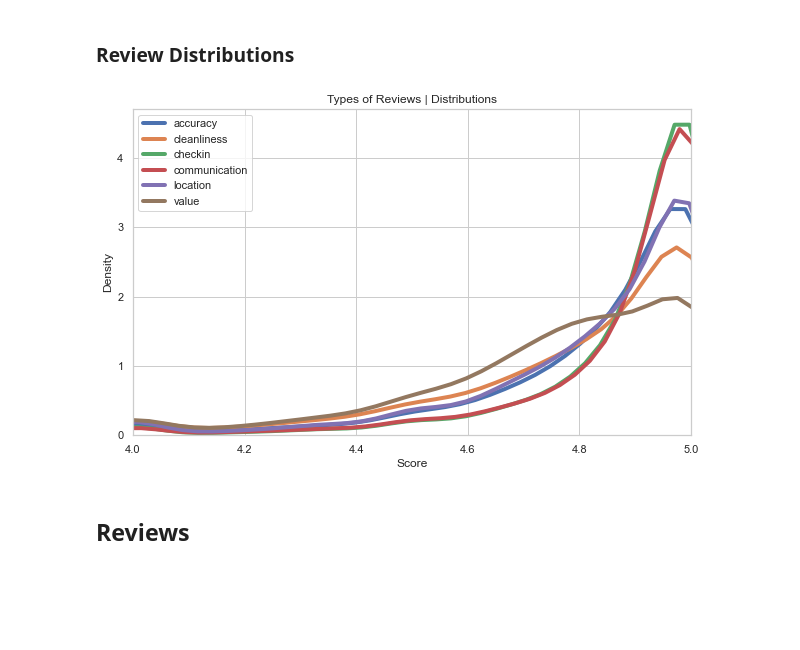
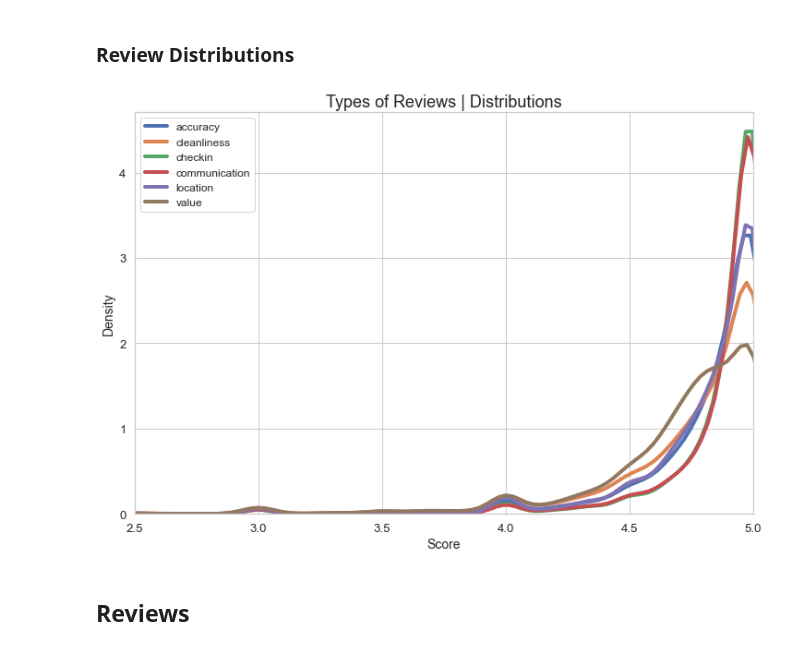
Before and after one commit to tabajara98/airbnb_nlp, a Jupyter notebook: notebooks/eda.ipynb, the cells around one changed output. Cells and saved outputs as stored; diff of their text form; code cells hidden in the pictures; blank space fills up the shorter version.

```diff
--- a/notebooks/eda.ipynb
+++ b/notebooks/eda.ipynb
@@ -368,30 +353,35 @@ df_listings[[
 # %% [markdown]
 ### Review Distributions
 # %%
+import matplotlib.pyplot as plt
+import seaborn as sns
+
 # Create a figure and axis
-plt.figure(figsize=(10, 6))
-sns.set_theme(style="whitegrid")
+plt.figure(figsize=(12, 8))  # Adjusted figure size for better visibility
+sns.set_theme(style="whitegrid", font_scale=1.2)  # Increased font size
 
-for x in df_listings[['review_scores_accuracy','review_scores_cleanliness','review_scores_checkin','review_scores_communication','review_scores_location','review_scores_value']]:
+# Loop through columns
+for x in df_listings[['review_scores_accuracy', 'review_scores_cleanliness', 'review_scores_checkin',
+                      'review_scores_communication', 'review_scores_location', 'review_scores_value']]:
 
     # Plot KDE for each dataset
     sns.kdeplot(df_listings[x], label=x.split('_')[-1], linewidth=4)
 
-# Set plot title and axis labels
-plt.title('Types of Reviews | Distributions')
-plt.xlabel('Score')
-plt.ylabel('Density')
+# Set plot title and axis labels with larger fonts
+plt.title('Types of Reviews | Distributions', fontsize=18)
+plt.xlabel('Score', fontsize=14)
+plt.ylabel('Density', fontsize=14)
 
-# Add a legend
-plt.legend()
+# Add a legend with larger fonts
+plt.legend(fontsize=12)
 
 # Plot limits
-plt.xlim((4,5))
+plt.xlim((2.5, 5))
 
 # Show the plot
 plt.show()
 # %% [output]
-[figure, old version]
+[figure, new version]
 # %%
 ## Check-Ins and Communication are the best review categories
 ## Value is the lowest review category
```
Also changed, not shown: parts of 6 cells of this notebook, 32 other files.
